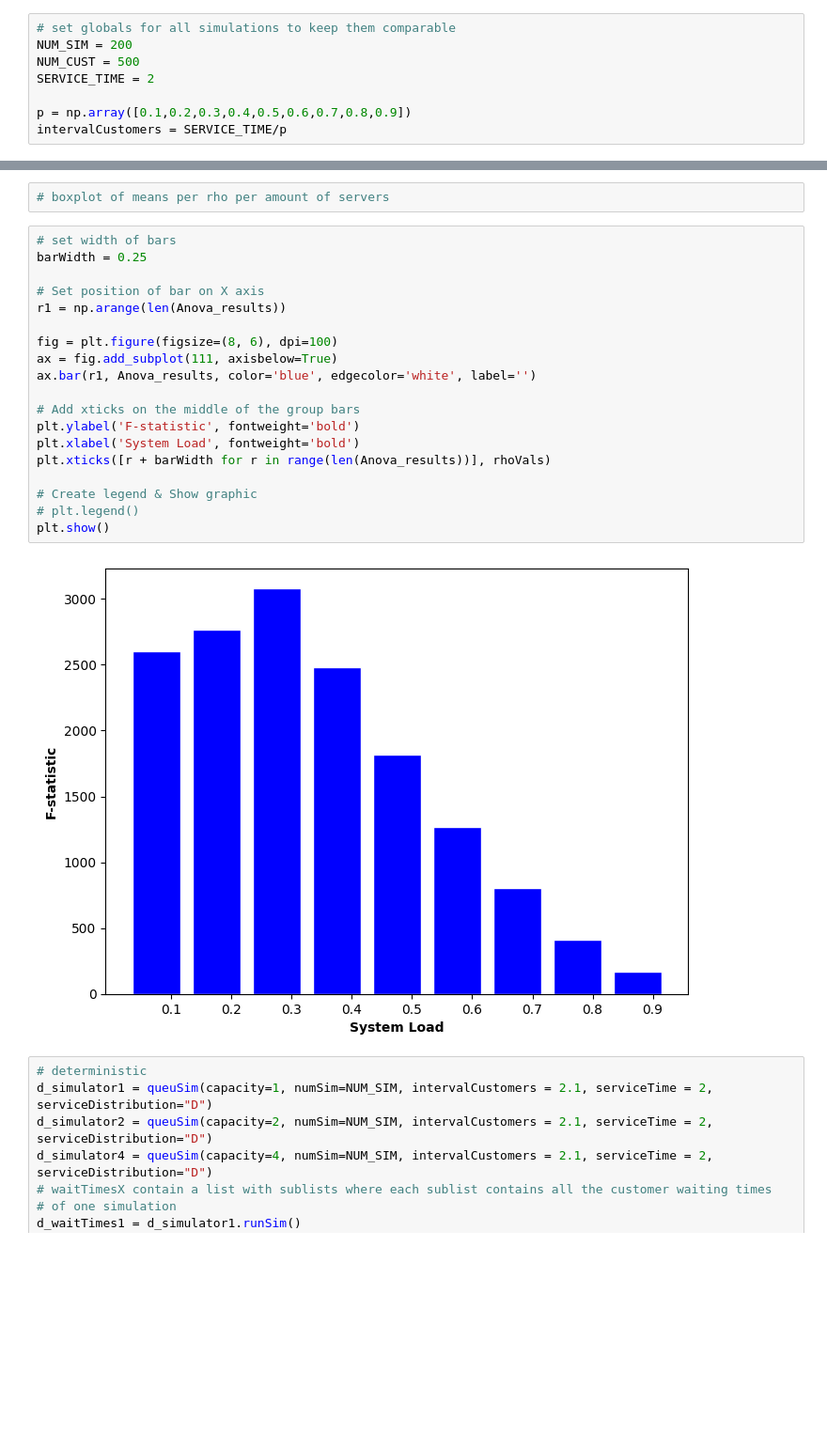
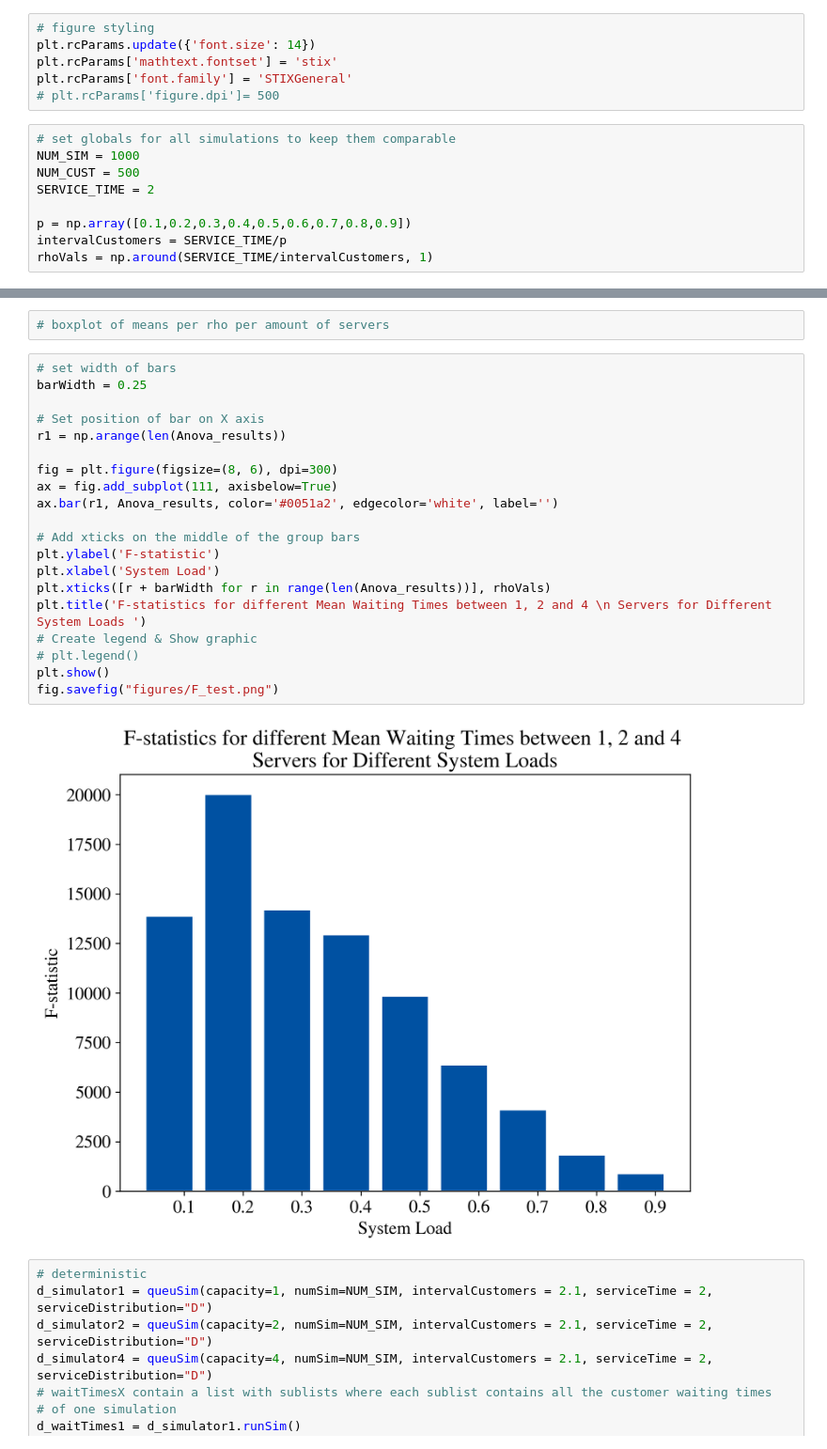
Before and after one commit to Caesar-blip/stochsim_assignment2, a Jupyter notebook: assignment2.ipynb, the cells around one changed output, grey strips where cells are left out. Shown at 94% size. Drawn from its saved outputs; the diff is of its cells as text; blank space fills up the shorter version.

```diff
--- a/assignment2.ipynb
+++ b/assignment2.ipynb
@@ -4,14 +4,21 @@ import pandas as pd
 import scipy.stats as st
 import matplotlib.pyplot as plt
 import seaborn as sns
+# %%
+# figure styling
+plt.rcParams.update({'font.size': 14})
+plt.rcParams['mathtext.fontset'] = 'stix'
+plt.rcParams['font.family'] = 'STIXGeneral'
+# plt.rcParams['figure.dpi']= 500
 # %%
 # set globals for all simulations to keep them comparable
-NUM_SIM = 200
+NUM_SIM = 1000
 NUM_CUST = 500
 SERVICE_TIME = 2
 
 p = np.array([0.1,0.2,0.3,0.4,0.5,0.6,0.7,0.8,0.9])
 intervalCustomers = SERVICE_TIME/p
+rhoVals = np.around(SERVICE_TIME/intervalCustomers, 1)
 # %%
 #2.2
 simulator1 = queuSim(capacity=1, numSim=NUM_SIM, intervalCustomers = 2.1, serviceTime = 2)
@@ -351,24 +366,25 @@ fig.savefig('figures/Tstatistic comparison')
 # %%
 # set width of bars
 barWidth = 0.25
 
 # Set position of bar on X axis
 r1 = np.arange(len(Anova_results))
 
-fig = plt.figure(figsize=(8, 6), dpi=100)
+fig = plt.figure(figsize=(8, 6), dpi=300)
 ax = fig.add_subplot(111, axisbelow=True)
-ax.bar(r1, Anova_results, color='blue', edgecolor='white', label='')
+ax.bar(r1, Anova_results, color='#0051a2', edgecolor='white', label='')
 
 # Add xticks on the middle of the group bars
-plt.ylabel('F-statistic', fontweight='bold')
-plt.xlabel('System Load', fontweight='bold')
+plt.ylabel('F-statistic')
+plt.xlabel('System Load')
 plt.xticks([r + barWidth for r in range(len(Anova_results))], rhoVals)
-
+plt.title('F-statistics for different Mean Waiting Times between 1, 2 and 4 \n Servers for Different System Loads ')
 # Create legend & Show graphic
 # plt.legend()
 plt.show()
+fig.savefig("figures/F_test.png")
 # %% [output]
-[figure, old version]
+[figure, new version]
 # %%
 # deterministic
 d_simulator1 = queuSim(capacity=1, numSim=NUM_SIM, intervalCustomers = 2.1, serviceTime = 2, serviceDistribution="D")
```
Also changed, not shown: parts of 17 cells of this notebook, 16 other files.
